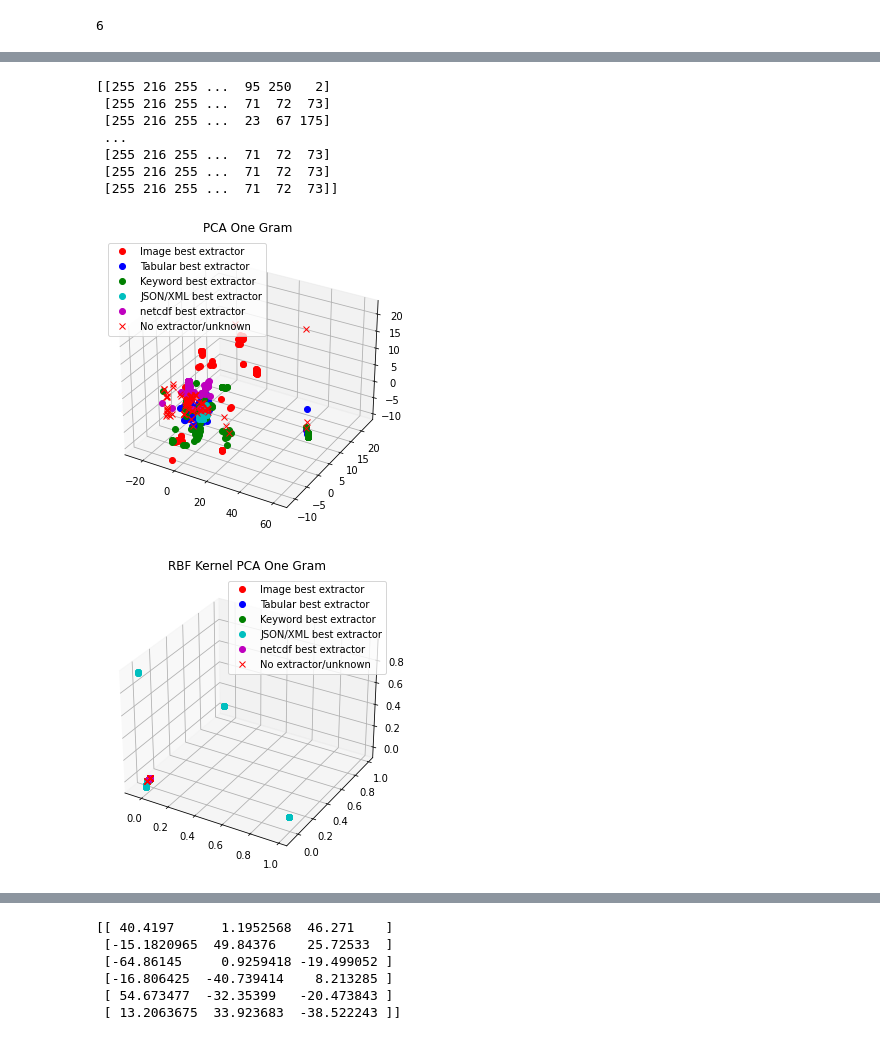
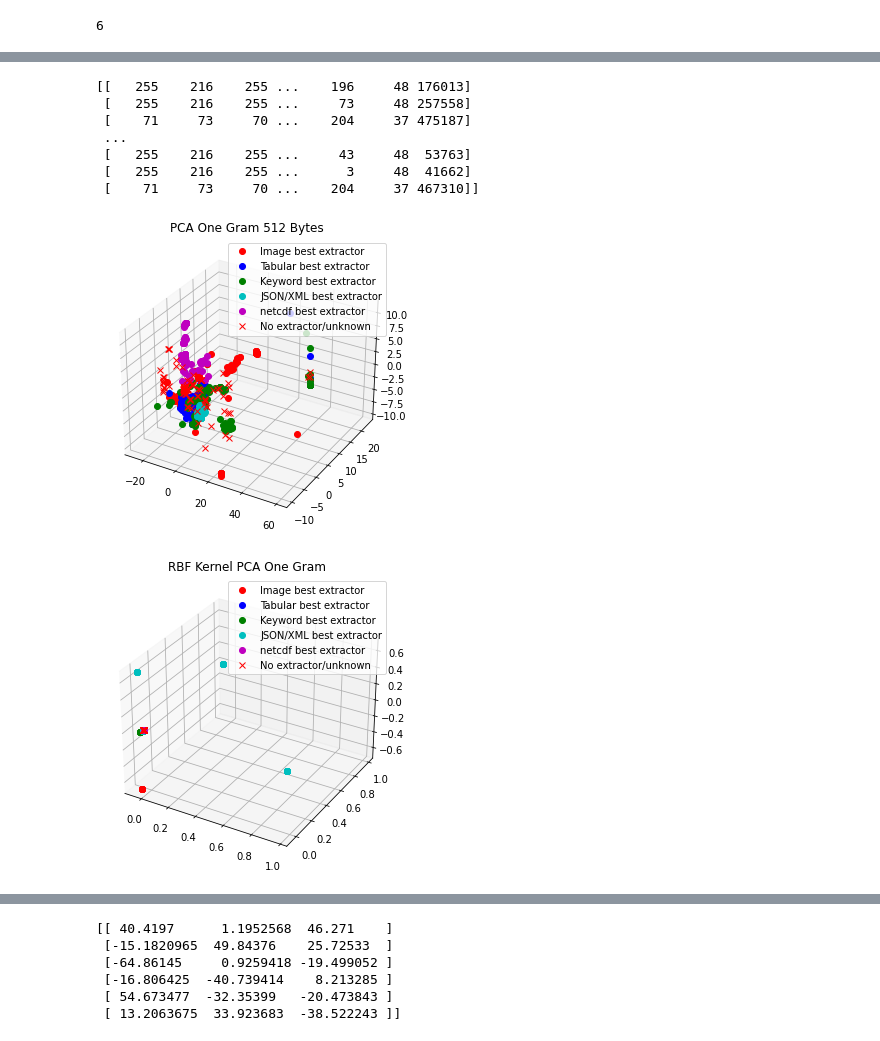
Before and after one commit to xtracthub/MetaDataExtractionModel, a Jupyter notebook: subdataset/subsetVectorAnalysis.ipynb, the cells around one changed output, grey strips where cells are left out. Saved outputs shown, nothing was run; the diff lists cells and outputs as text; code cells hidden in the pictures.

```diff
--- a/subdataset/subsetVectorAnalysis.ipynb
+++ b/subdataset/subsetVectorAnalysis.ipynb
@@ -17,7 +17,7 @@ from sklearn.preprocessing import StandardScaler
 from sklearn.pipeline import Pipeline
 from sklearn import metrics
 # %%
-with open('gathered_data_byte_vector_raw/sample1/byte_vectors_v1_512B.pkl', "rb") as fp:
+with open('gathered_data_byte_vector/sample1/byte_vectors_v1_512B.pkl', "rb") as fp:
     dataset = pickle.load(fp)
 print(len(dataset))
 # %% [output]
@@ -164,25 +164,25 @@ plot_extractors_against_feature_reduction(all_file_data, onegram_kpca, "RBF Kern
 # %%
 print(total_dataset_1_gram[:10])
 # %% [output]
-[[255 216 255 ...  95 250   2]
- [255 216 255 ...  71  72  73]
- [255 216 255 ...  23  67 175]
+[[   255    216    255 ...    196     48 176013]
+ [   255    216    255 ...     73     48 257558]
+ [    71     73     70 ...    204     37 475187]
  ...
- [255 216 255 ...  71  72  73]
- [255 216 255 ...  71  72  73]
- [255 216 255 ...  71  72  73]]
+ [   255    216    255 ...     43     48  53763]
+ [   255    216    255 ...      3     48  41662]
+ [    71     73     70 ...    204     37 467310]]
 # %%
 pca_after_scale = Pipeline([('sc', StandardScaler()), ('pca', PCA(n_components=3))])
 onegram_pca_3D = pca_after_scale.fit_transform(total_dataset_1_gram)
 
 kpca_after_scale = Pipeline([('sc', StandardScaler()), ('kpca', KernelPCA(n_components=3, kernel='rbf', gamma=15, random_state=42))])
 onegram_kpca_3D = kpca_after_scale.fit_transform(total_dataset_1_gram)
 
-plot_extractors_against_feature_reduction_3d(all_file_data, onegram_pca_3D, "PCA One Gram")
+plot_extractors_against_feature_reduction_3d(all_file_data, onegram_pca_3D, "PCA One Gram 512 Bytes")
 plot_extractors_against_feature_reduction_3d(all_file_data, onegram_kpca_3D, "RBF Kernel PCA One Gram")
 # %% [output]
-[figure, old version]
+[figure, new version]
-[figure, old version]
+[figure, new version]
 # %%
 sc = StandardScaler()
 pca = PCA(n_components=50)
```
Also changed, not shown: parts of 5 cells of this notebook, 3 other files.
